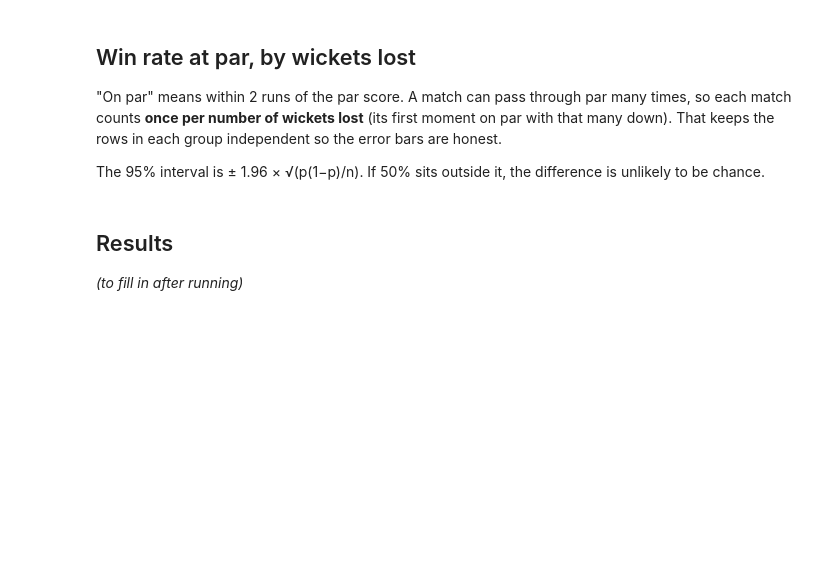
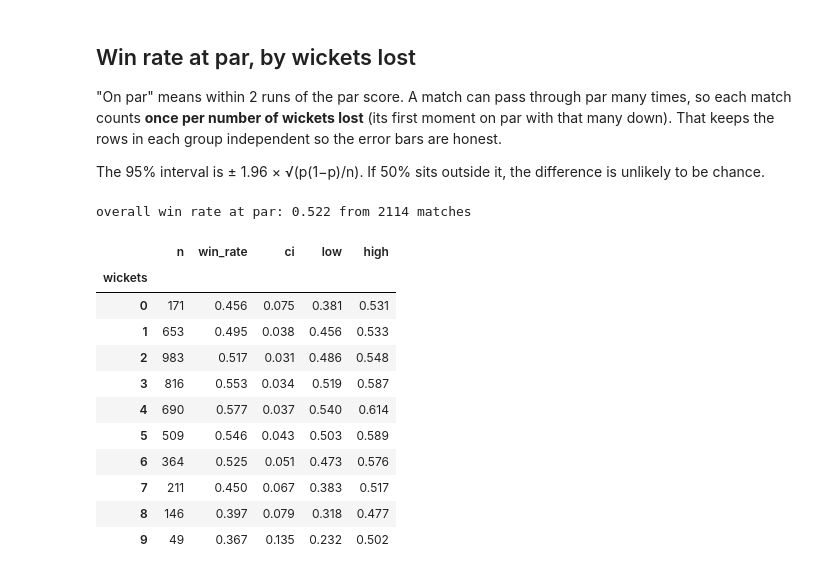
Before and after one commit to abdulhaquemohammed/dls-fairness-t20, a Jupyter notebook: 04_dls_test.ipynb, the cells around one changed output. Drawn from its saved outputs; the diff is of its cells as text; code cells hidden in the pictures; blank space fills up the shorter version.

Commit message:
Run DLS fairness test and write up results (notebook 04)

```diff
--- a/04_dls_test.ipynb
+++ b/04_dls_test.ipynb
@@ -38,7 +103,28 @@ Before testing fairness at exactly par, check DLS points the right way: teams fu
 "On par" means within 2 runs of the par score. A match can pass through par many times, so each match counts **once per number of wickets lost** (its first moment on par with that many down). That keeps the rows in each group independent so the error bars are honest.
 
 The 95% interval is ± 1.96 × √(p(1−p)/n). If 50% sits outside it, the difference is unlikely to be chance.
-# %% [markdown]
-## Results
-
-*(to fill in after running)*
+# %%
+on_par = s[s["margin"].abs() <= 2]
+first = (on_par.sort_values("balls_left", ascending=False)
+               .drop_duplicates(["match_id", "wickets"]))
+
+res = first.groupby("wickets")["won"].agg(n="count", win_rate="mean")
+res["ci"] = 1.96 * np.sqrt(res["win_rate"] * (1 - res["win_rate"]) / res["n"])
+res["low"], res["high"] = res["win_rate"] - res["ci"], res["win_rate"] + res["ci"]
+
+print("overall win rate at par:", round(first["won"].mean(), 3), "from", first["match_id"].nunique(), "matches")
+res.round(3)
+# %% [output]
+overall win rate at par: 0.522 from 2114 matches
+|  | n | win_rate | ci | low | high |
+| wickets |  |  |  |  |  |
+| 0 | 171 | 0.456 | 0.075 | 0.381 | 0.531 |
+| 1 | 653 | 0.495 | 0.038 | 0.456 | 0.533 |
+| 2 | 983 | 0.517 | 0.031 | 0.486 | 0.548 |
+| 3 | 816 | 0.553 | 0.034 | 0.519 | 0.587 |
+| 4 | 690 | 0.577 | 0.037 | 0.540 | 0.614 |
+| 5 | 509 | 0.546 | 0.043 | 0.503 | 0.589 |
+| 6 | 364 | 0.525 | 0.051 | 0.473 | 0.576 |
+| 7 | 211 | 0.450 | 0.067 | 0.383 | 0.517 |
+| 8 | 146 | 0.397 | 0.079 | 0.318 | 0.477 |
+| 9 | 49 | 0.367 | 0.135 | 0.232 | 0.502 |
```
Also changed, not shown: parts of 7 cells of this notebook, 2 other files.
